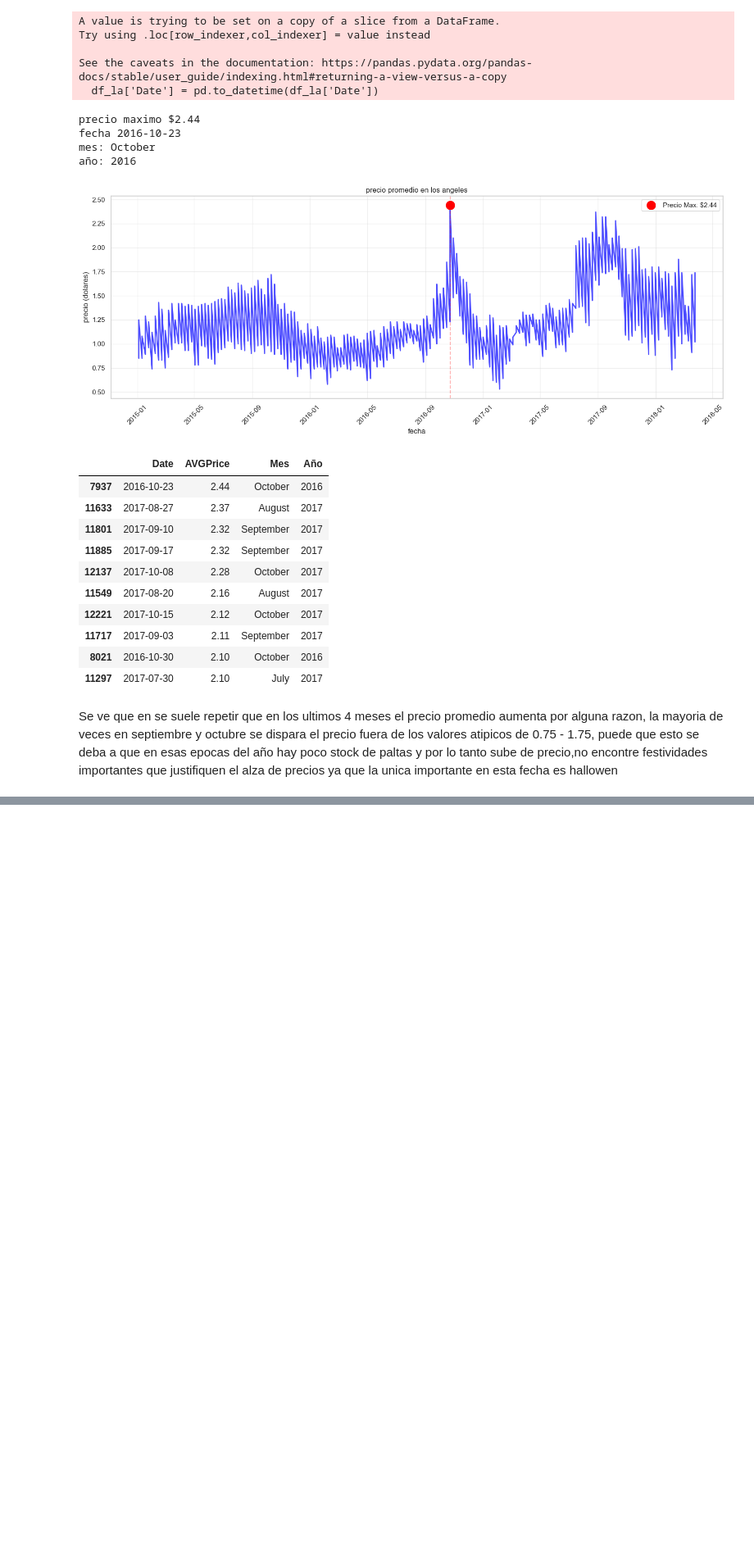
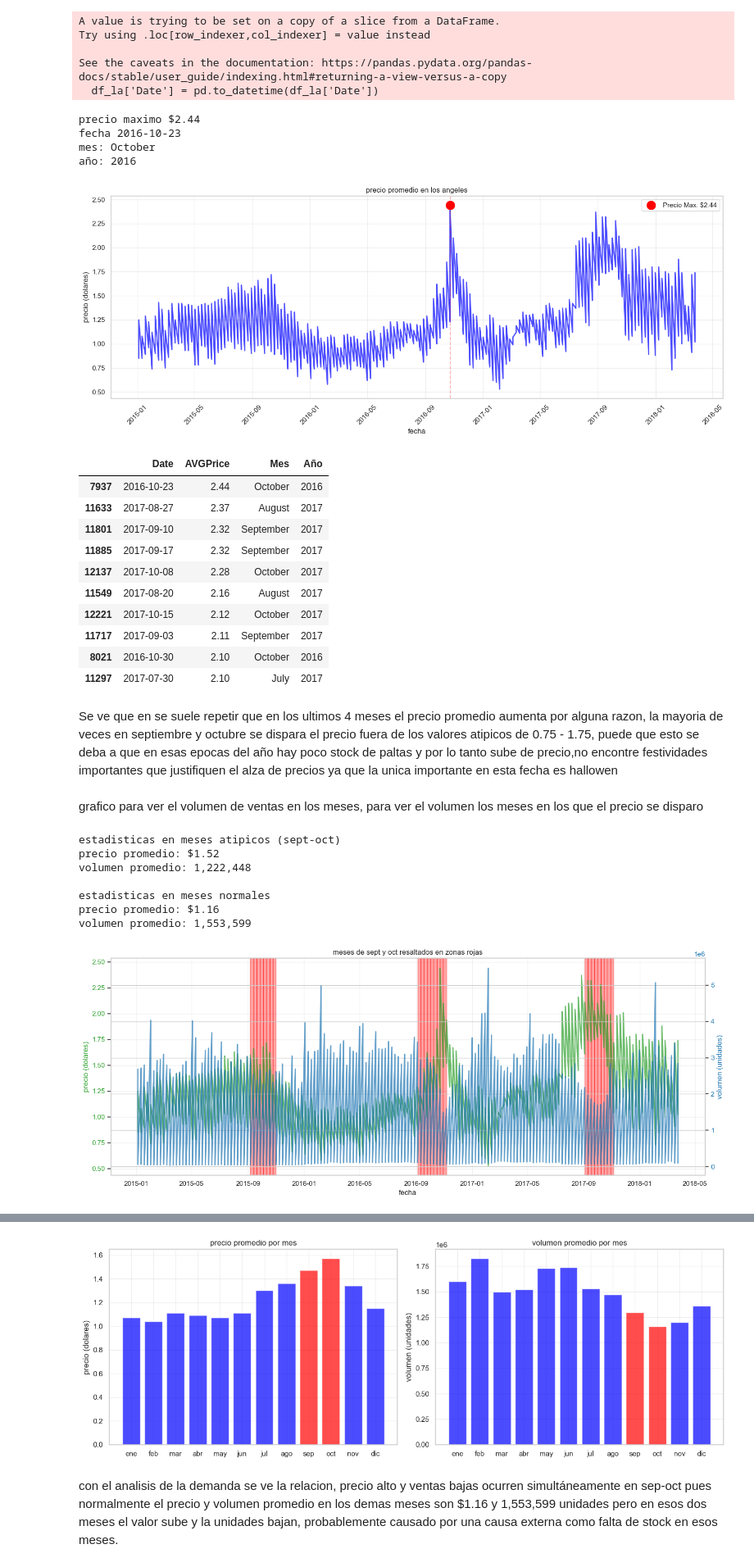
Before and after one commit to DESM2025/Avocado-price-optimization-xgboost, a Jupyter notebook: notebooks/exploracion.ipynb, the cells around one changed output, grey strips where cells are left out. Shown at 82% size. Saved outputs shown, nothing was run; the diff lists cells and outputs as text; code cells hidden in the pictures; blank space fills up the shorter version.

```diff
--- a/notebooks/exploracion.ipynb
+++ b/notebooks/exploracion.ipynb
@@ -466,3 +466,80 @@ año: 2016
 | 11297 | 2017-07-30 | 2.10 | July | 2017 |
 # %% [markdown]
 Se ve que en se suele repetir que en los ultimos 4 meses el precio promedio aumenta por alguna razon, la mayoria de veces en septiembre y octubre se dispara el precio fuera de los valores atipicos de 0.75 - 1.75, puede que esto se deba a que en esas epocas del año hay poco stock de paltas y por lo tanto sube de precio,no encontre festividades importantes que justifiquen el alza de precios ya que la unica importante en esta fecha es hallowen
+# %% [markdown]
+grafico para ver el volumen de ventas en los meses, para ver el volumen los meses en los que el precio se disparo
+# %%
+df_la = df_raw[df_raw['region'] == 'LosAngeles'].copy()
+df_la['Date'] = pd.to_datetime(df_la['Date'])
+
+df_la['mes'] = df_la['Date'].dt.month
+df_la['año'] = df_la['Date'].dt.year
+
+df_escasez = df_la[df_la['mes'].isin([9, 10])] #septiembre y ocrtubre
+
+print("estadisticas en meses atipicos (sept-oct)")
+print(f"precio promedio: ${df_escasez['AVGPrice'].mean():.2f}")
+print(f"volumen promedio: {df_escasez['Volumen'].mean():,.0f}")
+
+print("\nestadisticas en meses normales")
+df_normal = df_la[~df_la['mes'].isin([9, 10])]
+print(f"precio promedio: ${df_normal['AVGPrice'].mean():.2f}")
+print(f"volumen promedio: {df_normal['Volumen'].mean():,.0f}")
+
+fig, ax1 = plt.subplots(figsize=(15, 6))
+
+color = 'tab:green'
+ax1.set_xlabel('fecha')
+ax1.set_ylabel('precio (dolares)', color=color)
+ax1.plot(df_la['Date'], df_la['AVGPrice'], color=color, linewidth=2, alpha=0.7, label='precio')
+ax1.tick_params(axis='y', labelcolor=color)
+ax1.grid(True, alpha=0.3)
+
+# resaltar sept-oct
+for fecha in df_escasez['Date']:
+    ax1.axvspan(fecha, fecha + pd.Timedelta(days=7), alpha=0.2, color='red')
+
+ax2 = ax1.twinx()
+color = 'tab:blue'
+ax2.set_ylabel('volumen (unidades)', color=color)
+ax2.plot(df_la['Date'], df_la['Volumen'], color=color, linewidth=2, alpha=0.7, label='volumen')
+ax2.tick_params(axis='y', labelcolor=color)
+
+plt.title('meses de sept y oct resaltados en zonas rojas')
+fig.tight_layout()
+plt.show()
+
+comparacion_mensual = df_la.groupby('mes').agg({
+    'AVGPrice': 'mean',
+    'Volumen': 'mean'
+}).round(2)
+
+print("\npromedio por mes")
+print(comparacion_mensual)
+
+fig, (ax1, ax2) = plt.subplots(1, 2, figsize=(14, 5))
+
+meses = ['ene', 'feb', 'mar', 'abr', 'may', 'jun', 'jul', 'ago', 'sep', 'oct', 'nov', 'dic']
+colores = ['red' if m in [9, 10] else 'blue' for m in range(1, 13)]
+
+ax1.bar(meses, comparacion_mensual['AVGPrice'], color=colores, alpha=0.7)
+ax1.set_title('precio promedio por mes')
+ax1.set_ylabel('precio (dolares)')
+ax1.grid(True, alpha=0.3)
+
+ax2.bar(meses, comparacion_mensual['Volumen'], color=colores, alpha=0.7)
+ax2.set_title('volumen promedio por mes')
+ax2.set_ylabel('volumen (unidades)')
+ax2.grid(True, alpha=0.3)
+
+plt.tight_layout()
+plt.show()
+# %% [output]
+estadisticas en meses atipicos (sept-oct)
+precio promedio: $1.52
+volumen promedio: 1,222,448
+
+estadisticas en meses normales
+precio promedio: $1.16
+volumen promedio: 1,553,599
+[figure, added]
@@ -468,0 +561,3 @@ Se ve que en se suele repetir que en los ultimos 4 meses el precio promedio aume
+[figure, added]
+# %% [markdown]
+con el analisis de la demanda se ve la relacion, precio alto y ventas bajas ocurren simultáneamente en sep-oct pues normalmente el precio y volumen promedio en los demas meses son  $1.16 y 1,553,599 unidades pero en esos dos meses el valor sube y la unidades bajan, probablemente causado por una causa externa como falta de stock en esos meses.
```
Also changed, not shown: parts of 1 cell of this notebook, 5 other files.
